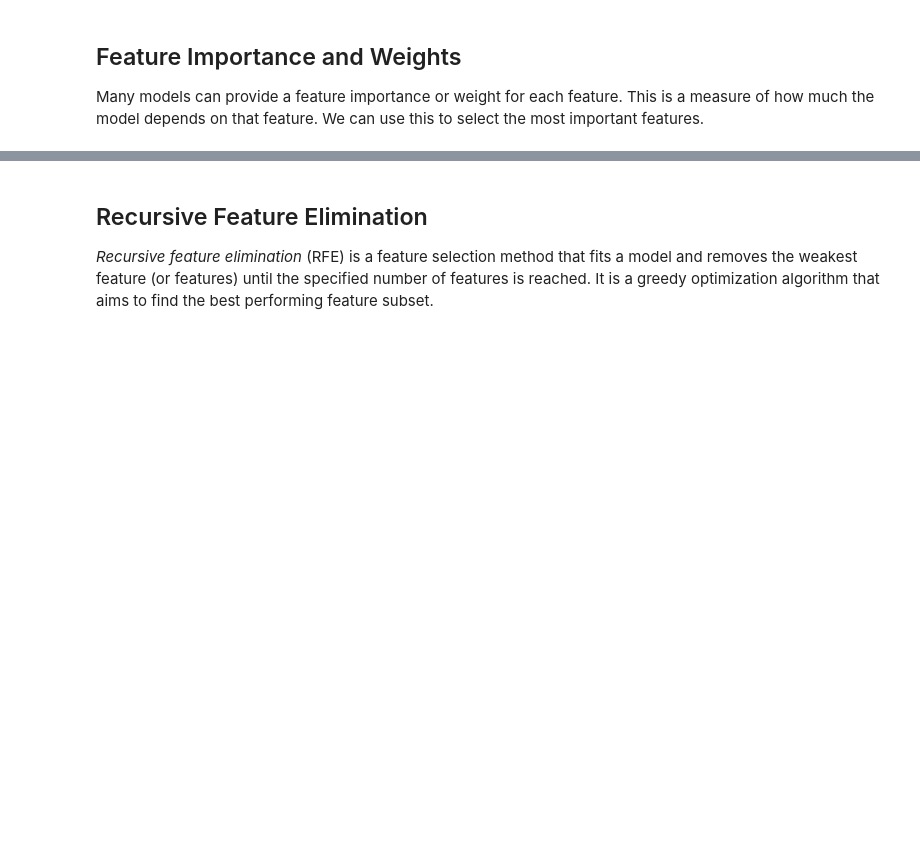
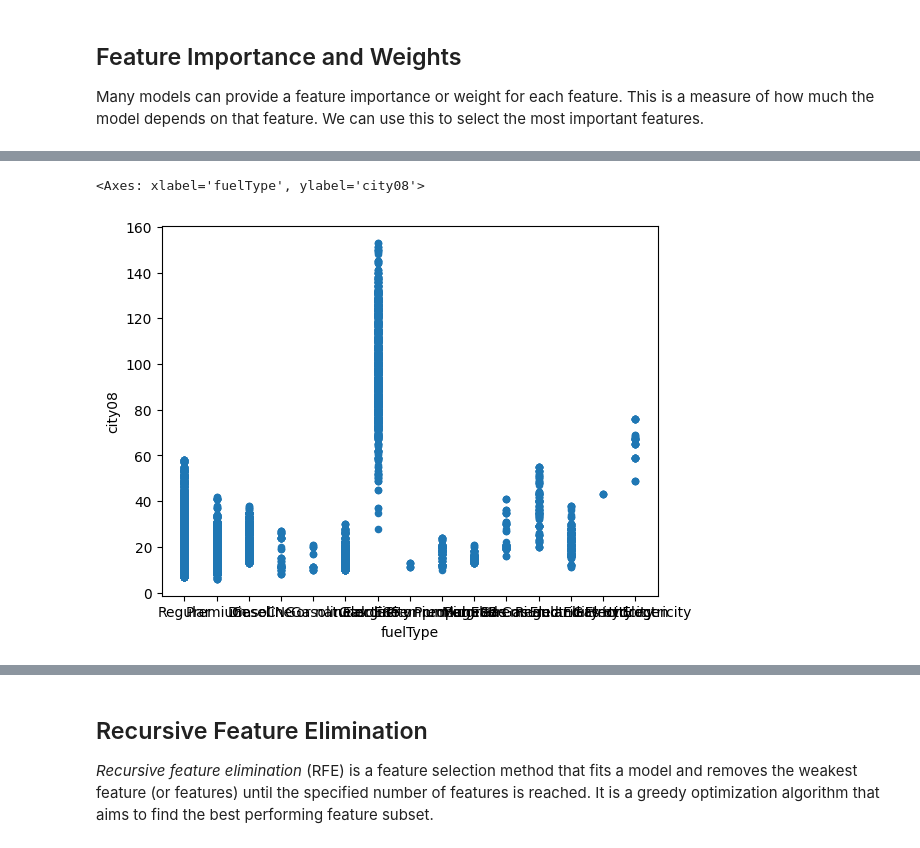
Before and after one commit to faith-ogun/applied-machine-learning-feature-engineering-3809062, a Jupyter notebook: featureengineering.ipynb, the cells around one changed output, grey strips where cells are left out. Cells and saved outputs as stored; diff of their text form; code cells hidden in the pictures; blank space fills up the shorter version.

```diff
--- a/featureengineering.ipynb
+++ b/featureengineering.ipynb
@@ -2657,5 +3309,8 @@ pd.Series(xg.feature_importances_, index=X_train.columns).sort_values().tail(25)
 # %%
 # scatter plot range vs city mpg
 (autos
- .plot.scatter(x='range', y='city08')
+ .plot.scatter(x='fuelType', y='city08')
 )
+# %% [output]
+<Axes: xlabel='fuelType', ylabel='city08'>
+[figure, added]
```
Also changed, not shown: parts of 81 cells of this notebook.
